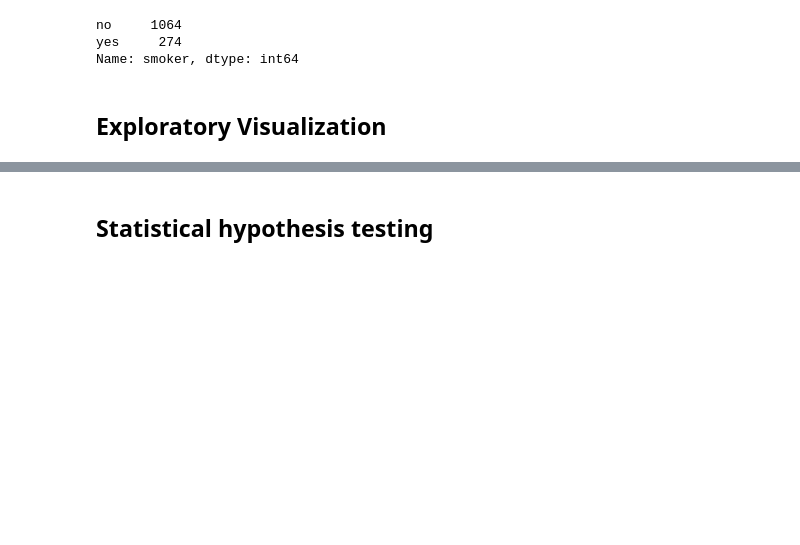
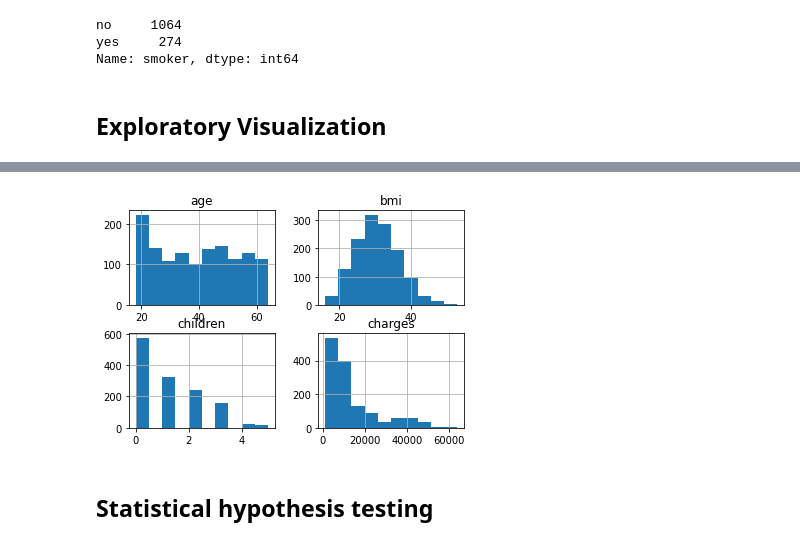
Before and after one commit to graceuche/northeastern-final-project, a Jupyter notebook: notebook.ipynb, the cells around one changed output, grey strips where cells are left out. Cells and saved outputs as stored; diff of their text form; code cells hidden in the pictures; blank space fills up the shorter version.

```diff
--- a/notebook.ipynb
+++ b/notebook.ipynb
@@ -69,3 +154,7 @@ Name: smoker, dtype: int64
+# %%
+df.hist();
+# %% [output]
+[figure, added]
 # %% [markdown]
 ## Statistical hypothesis testing
 # %%
```
Also changed, not shown: parts of 11 cells of this notebook, 1 other file.
